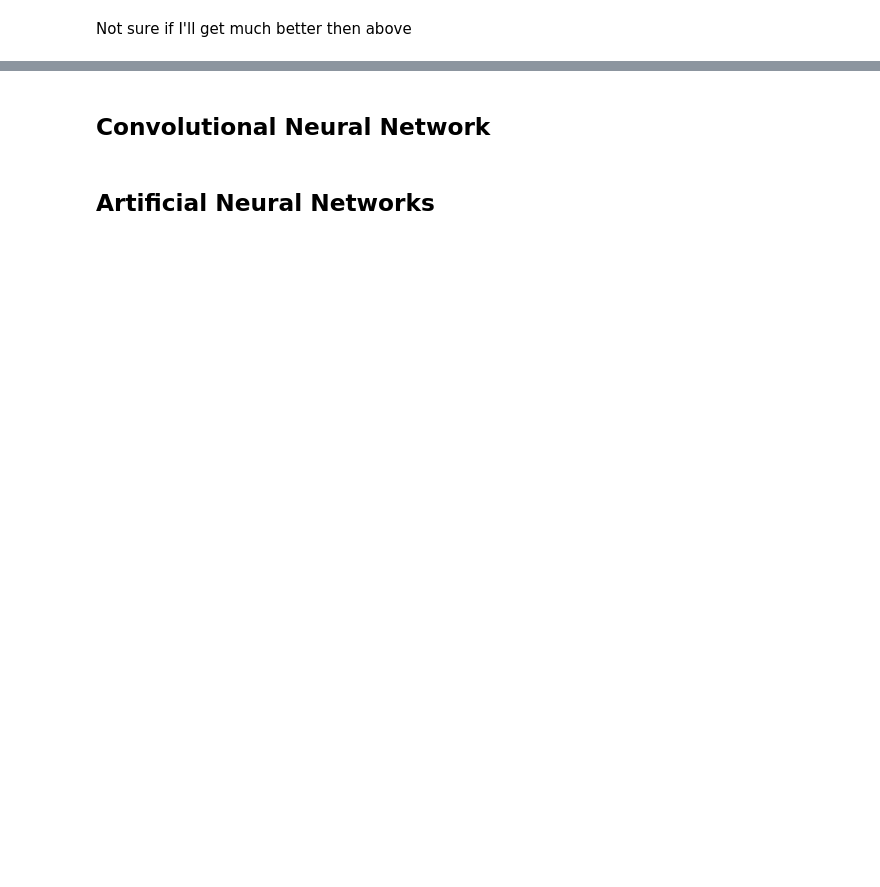
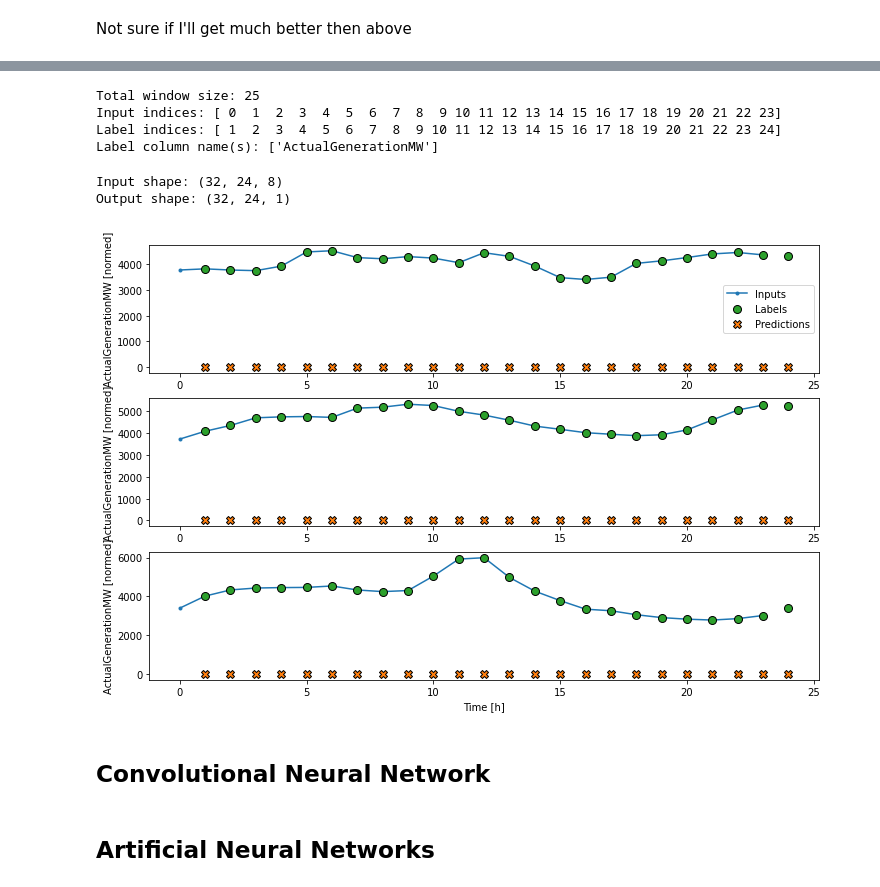
Before and after one commit to kevinTheQuigley/chargeTimeAnalytics, a Jupyter notebook: ChargeTimeML.ipynb, the cells around one changed output, grey strips where cells are left out. Drawn from its saved outputs; the diff is of its cells as text; code cells hidden in the pictures; blank space fills up the shorter version.

Commit message:
Updating ml models and forecast puller

```diff
--- a/ChargeTimeML.ipynb
+++ b/ChargeTimeML.ipynb
@@ -486,0 +643,13 @@ Not sure if I'll get much better then above
+# %%
+column_indices = {name: i for i, name in enumerate(df.columns)}
+
+n = len(df)
+train_df = df[0:int(n*0.7)]
+val_df = df[int(n*0.7):int(n*0.9)]
+test_df = df[int(n*0.9):]
+
+num_features = df.shape[1]
+single_step_window = WindowGenerator(
+    input_width=1, label_width=1, shift=1,
+    label_columns=['ActualGenerationMW'])
+single_step_window
@@ -486,0 +677,21 @@ Not sure if I'll get much better then above
+# %%
+class Baseline(tf.keras.Model):
+  def __init__(self, label_index=None):
+    super().__init__()
+    self.label_index = label_index
+
+  def call(self, inputs):
+    if self.label_index is None:
+      return inputs
+    result = inputs[:, :, self.label_index]
+    return result[:, :, tf.newaxis]
+
+baseline = Baseline(label_index=column_indices['ActualGenerationMW'])
+
+baseline.compile(loss=tf.keras.losses.MeanSquaredError(),
+                 metrics=[tf.keras.metrics.MeanAbsoluteError()])
+
+val_performance = {}
+performance = {}
+val_performance['Baseline'] = baseline.evaluate(single_step_window.val)
+performance['Baseline'] = baseline.evaluate(single_step_window.test, verbose=0)
@@ -487,2 +700,21 @@ Not sure if I'll get much better then above
+# %%
+wide_window = WindowGenerator(
+    input_width=24, label_width=24, shift=1,
+    label_columns=['ActualGenerationMW'])
+
+wide_window
+# %% [output]
+Total window size: 25
+Input indices: [ 0  1  2  3  4  5  6  7  8  9 10 11 12 13 14 15 16 17 18 19 20 21 22 23]
+Label indices: [ 1  2  3  4  5  6  7  8  9 10 11 12 13 14 15 16 17 18 19 20 21 22 23 24]
+Label column name(s): ['ActualGenerationMW']
+# %%
+print('Input shape:', wide_window.example[0].shape)
+print('Output shape:', baseline(wide_window.example[0]).shape)
+wide_window.plot(baseline)
+# %% [output]
+Input shape: (32, 24, 8)
+Output shape: (32, 24, 1)
+[figure, added]
 # %% [markdown]
 ## Convolutional Neural Network
```
Also changed, not shown: parts of 41 cells of this notebook, 1 other file.
